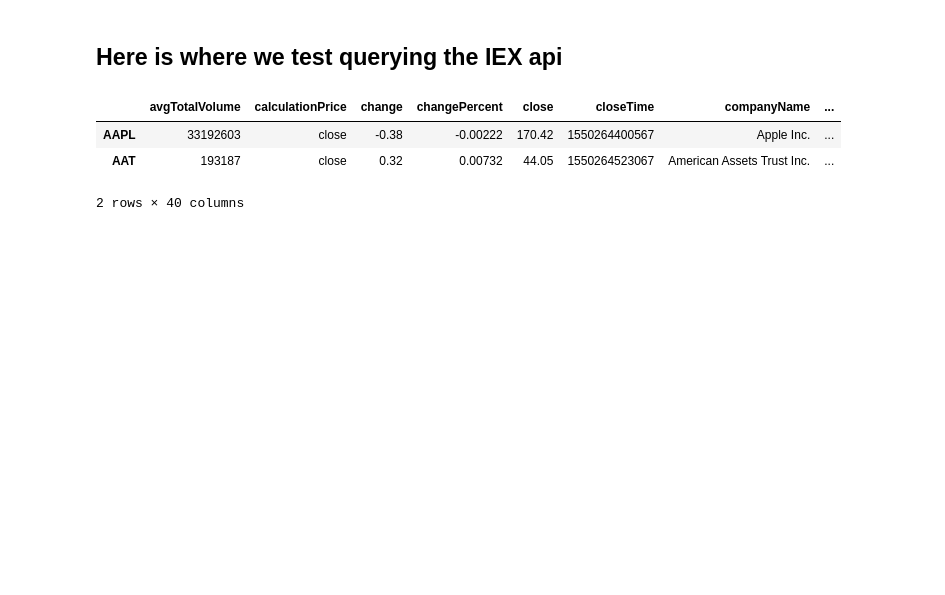
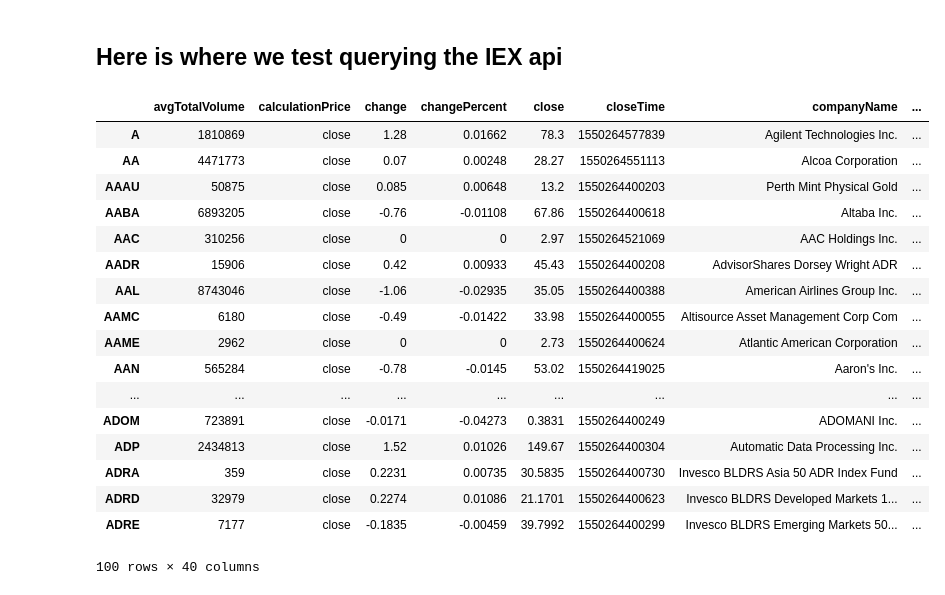
Before and after one commit to cikeokwu/auga, a Jupyter notebook: dev/src/data/sources/iexApiTests.ipynb, the cells around one changed output. Saved outputs shown, nothing was run; the diff lists cells and outputs as text; code cells hidden in the pictures; blank space fills up the shorter version.

```diff
--- a/dev/src/data/sources/iexApiTests.ipynb
+++ b/dev/src/data/sources/iexApiTests.ipynb
@@ -23,10 +21,25 @@ DF =get_available_symbols()
 # %%
 stocko = pd.DataFrame(DF)
 stockSymbols = stocko['symbol'].unique()
-Stock([stockSymbols[13],stockSymbols[14]], output_format='pandas').get_quote().transpose()
-Stock(stockSymbols[13],output_format="pandas").get_peers()
+totalTickers = len(stockSymbols)
+Stock([stockSymbols[i] for i in range(0,100)], output_format='pandas').get_quote().transpose()
+#Stock([stockSymbols[i] for i in range(0,100)],output_format="pandas").get_peers()
 # %% [output]
 |  | avgTotalVolume | calculationPrice | change | changePercent | close | closeTime | companyName | ... |
-| AAPL | 33192603 | close | -0.38 | -0.00222 | 170.42 | 1550264400567 | Apple Inc. | ... |
-| AAT | 193187 | close | 0.32 | 0.00732 | 44.05 | 1550264523067 | American Assets Trust Inc. | ... |
+| A | 1810869 | close | 1.28 | 0.01662 | 78.3 | 1550264577839 | Agilent Technologies Inc. | ... |
+| AA | 4471773 | close | 0.07 | 0.00248 | 28.27 | 1550264551113 | Alcoa Corporation | ... |
+| AAAU | 50875 | close | 0.085 | 0.00648 | 13.2 | 1550264400203 | Perth Mint Physical Gold | ... |
+| AABA | 6893205 | close | -0.76 | -0.01108 | 67.86 | 1550264400618 | Altaba Inc. | ... |
+| AAC | 310256 | close | 0 | 0 | 2.97 | 1550264521069 | AAC Holdings Inc. | ... |
+| AADR | 15906 | close | 0.42 | 0.00933 | 45.43 | 1550264400208 | AdvisorShares Dorsey Wright ADR | ... |
+| AAL | 8743046 | close | -1.06 | -0.02935 | 35.05 | 1550264400388 | American Airlines Group Inc. | ... |
+| AAMC | 6180 | close | -0.49 | -0.01422 | 33.98 | 1550264400055 | Altisource Asset Management Corp Com | ... |
+| AAME | 2962 | close | 0 | 0 | 2.73 | 1550264400624 | Atlantic American Corporation | ... |
+| AAN | 565284 | close | -0.78 | -0.0145 | 53.02 | 1550264419025 | Aaron's Inc. | ... |
+| ... | ... | ... | ... | ... | ... | ... | ... | ... |
+| ADOM | 723891 | close | -0.0171 | -0.04273 | 0.3831 | 1550264400249 | ADOMANI Inc. | ... |
+| ADP | 2434813 | close | 1.52 | 0.01026 | 149.67 | 1550264400304 | Automatic Data Processing Inc. | ... |
+| ADRA | 359 | close | 0.2231 | 0.00735 | 30.5835 | 1550264400730 | Invesco BLDRS Asia 50 ADR Index Fund | ... |
+| ADRD | 32979 | close | 0.2274 | 0.01086 | 21.1701 | 1550264400623 | Invesco BLDRS Developed Markets 1... | ... |
+| ADRE | 7177 | close | -0.1835 | -0.00459 | 39.7992 | 1550264400299 | Invesco BLDRS Emerging Markets 50... | ... |
-2 rows × 40 columns
+100 rows × 40 columns
```
Also changed, not shown: parts of 5 cells of this notebook.
